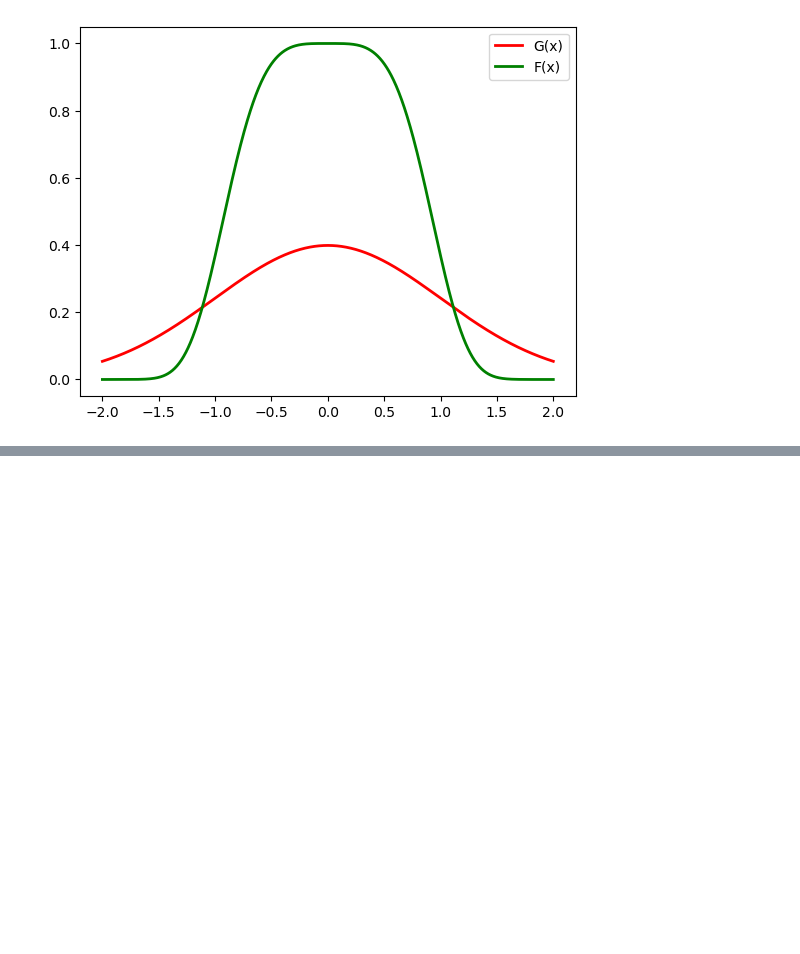
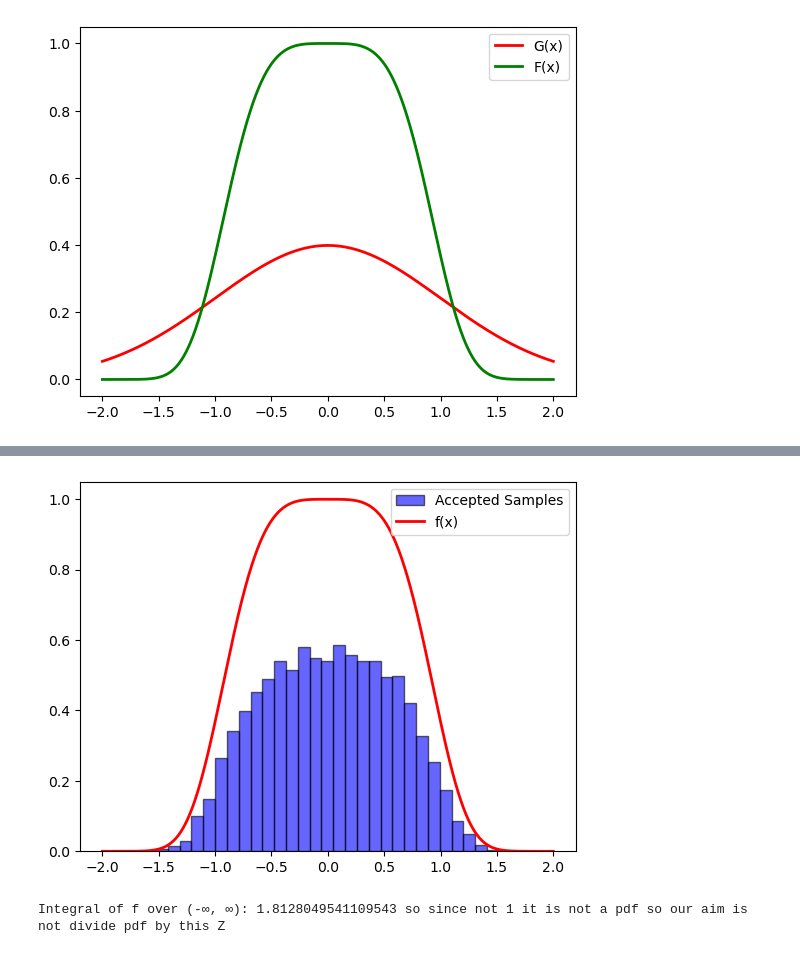
Before and after one commit to aayrapet/MC_simulations, a Jupyter notebook: main.ipynb, the cells around one changed output, grey strips where cells are left out. Saved outputs shown, nothing was run; the diff lists cells and outputs as text; code cells hidden in the pictures; blank space fills up the shorter version.

Commit message:
added more features to accept reject

```diff
--- a/main.ipynb
+++ b/main.ipynb
@@ -239,9 +261,28 @@ plt.legend()
-# %%
-samples = []
-
-while len(samples) < 10000:  # Generate 10,000 valid samples ( A)
-    U = np.random.uniform(0, 1, )
-
-    S=U**2+V**2
-    if S<=1:  # Accept only if within B
-        samples_x.append(U*np.sqrt(-2 * np.log(S)/S))
+# %%
+#implement algo
+samples = []
+while len(samples) < 10000:
+    U = np.random.uniform(0, 1, )
+    V1 = np.random.uniform(-1, 1, )
+    V2 = np.random.uniform(-1, 1, )
+    S=V1**2+V2**2
+    if S<=1:  # x sampled from normal using rejection and box muller , equivalently you can do this : # x=np.random.normal(0,1,1)[0].item() just with library
+        x=V1*np.sqrt(-2 * np.log(S)/S)
+        if U<=f(x)/(M*g(x)):  # Accept-reject algo
+           samples.append(x)
+# %%
+#plot accepted samples with f(x_vals)
+plt.hist(np.array(samples), bins=30, density=True, alpha=0.6, color='b', edgecolor='black', label="Accepted Samples")
+plt.plot(x_vals, f(x_vals), 'r-', lw=2,label="f(x)")
+plt.legend()
+plt.show()
+#normal behaviour as f is not pdf but proportional pdf so find constant Z that will normalise f
+# %% [output]
+[figure, added]
+# %%
+from scipy.integrate import quad
+
+Z, error = quad(f, -np.inf, np.inf)
+print("Integral of f over (-∞, ∞):", Z,"so since not 1 it is not a pdf so our aim is not divide pdf by this Z")
+# %% [output]
+Integral of f over (-∞, ∞): 1.8128049541109543 so since not 1 it is not a pdf so our aim is not divide pdf by this Z
```
Also changed, not shown: parts of 17 cells of this notebook.
